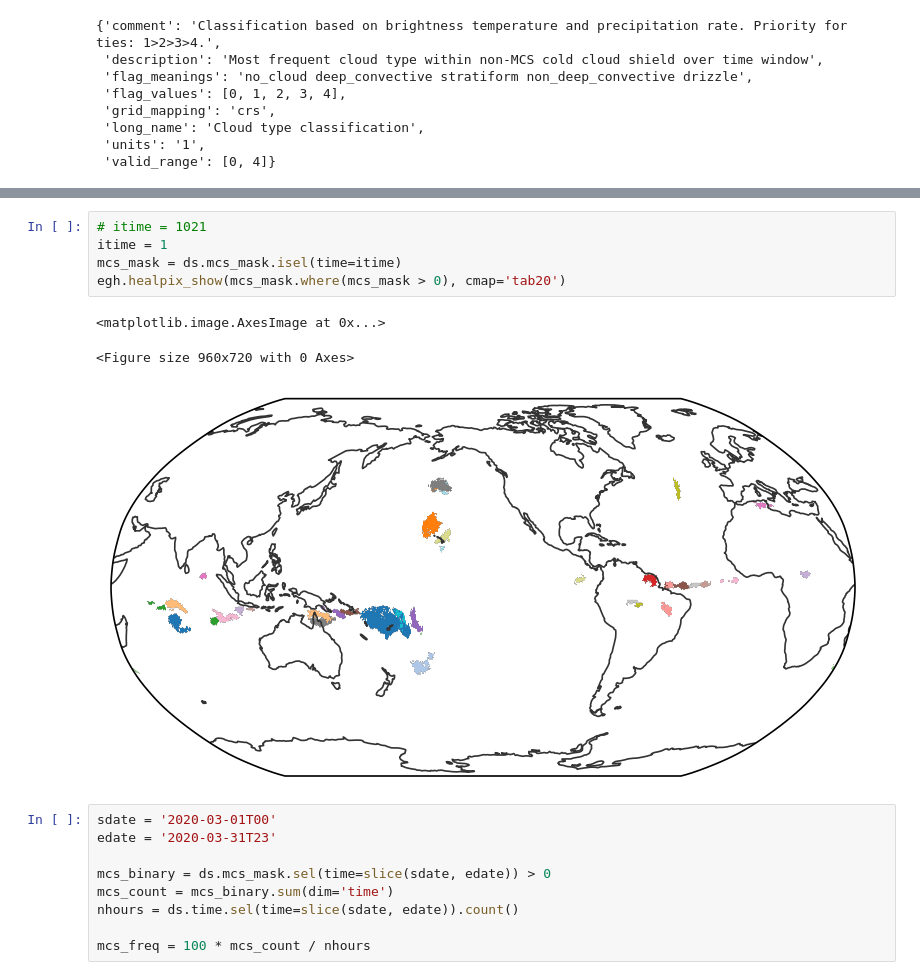
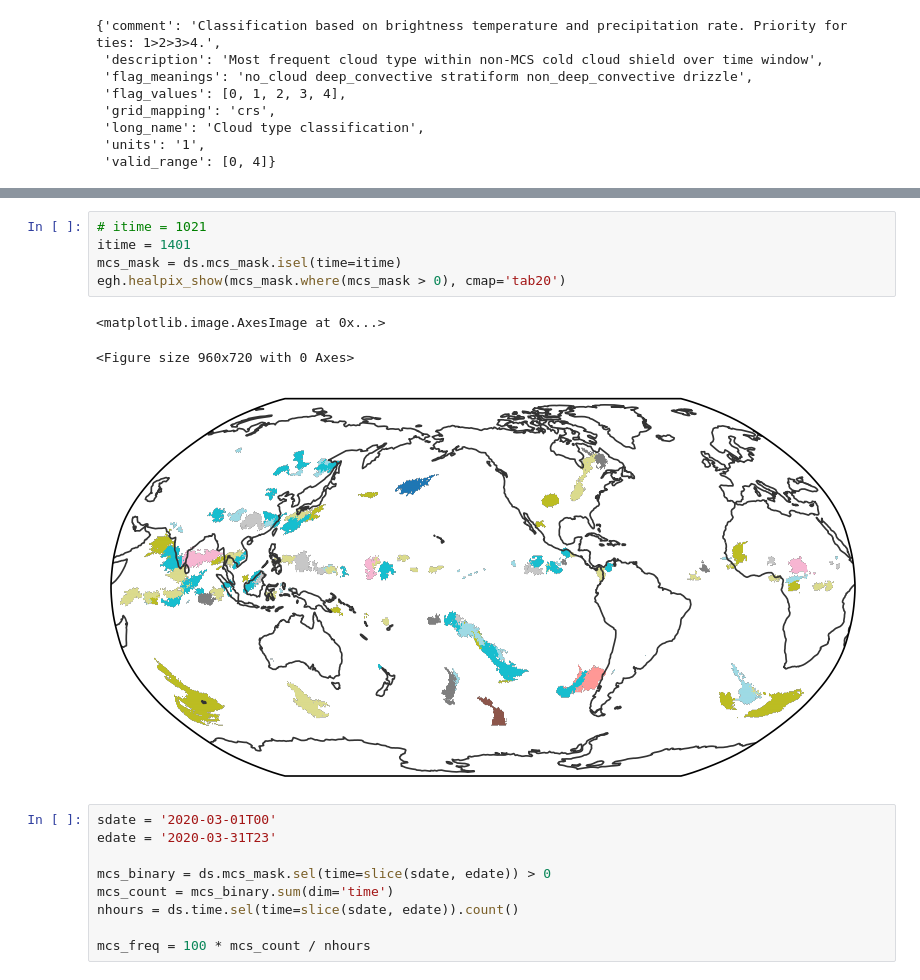
Before and after one commit to WACCEM/gsrm_cooccurrencefeature, a Jupyter notebook: notebooks/test_read_mcs_swath_masks.ipynb, the cells around one changed output, grey strips where cells are left out. Cells and saved outputs as stored; diff of their text form.

```diff
--- a/notebooks/test_read_mcs_swath_masks.ipynb
+++ b/notebooks/test_read_mcs_swath_masks.ipynb
@@ -131,12 +166,12 @@ egh.healpix_show(cloud_types.where(cloud_types > 0), vmin=0, vmax=4, cmap='tab20
 # %%
 # itime = 1021
-itime = 1
+itime = 1401
 mcs_mask = ds.mcs_mask.isel(time=itime)
 egh.healpix_show(mcs_mask.where(mcs_mask > 0), cmap='tab20')
 # %% [output]
 <matplotlib.image.AxesImage at 0x...>
 <Figure size 960x720 with 0 Axes>
-[figure, old version]
+[figure, new version]
 # %%
 sdate = '2020-03-01T00'
 edate = '2020-03-31T23'
```
Also changed, not shown: parts of 8 cells of this notebook, 2 other files.
